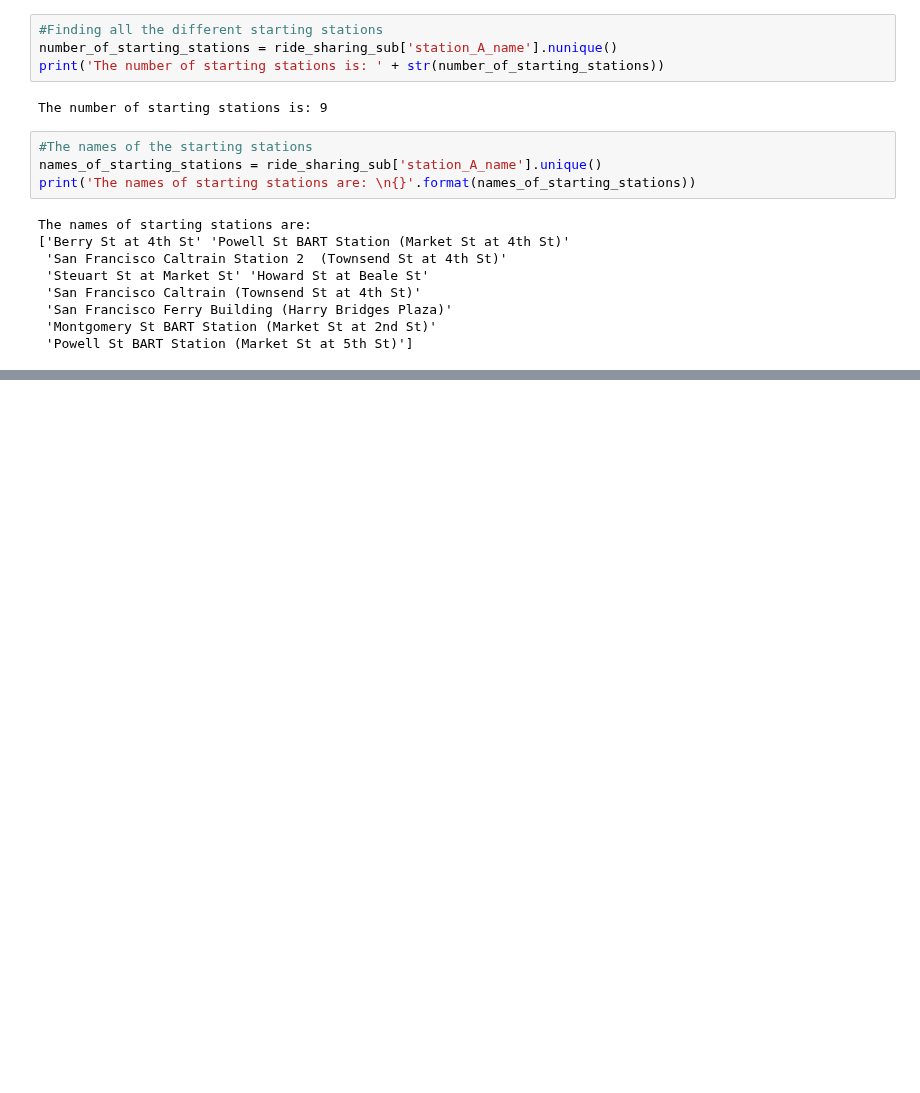
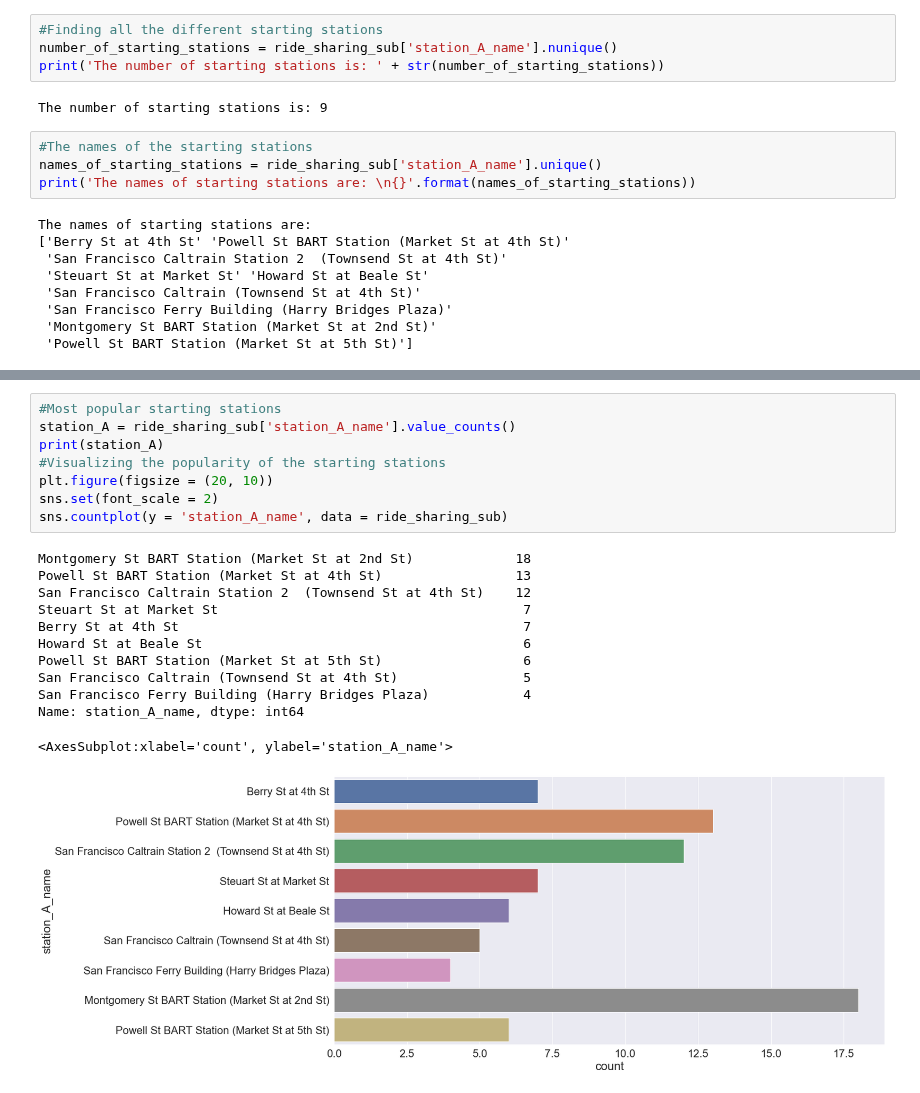
Before and after one commit to joeelorm/Projects, a Jupyter notebook: Data Cleaning/Data Cleaning.ipynb, the cells around one changed output, grey strips where cells are left out. Cells and saved outputs as stored; diff of their text form; blank space fills up the shorter version.

```diff
--- a/Data Cleaning/Data Cleaning.ipynb
+++ b/Data Cleaning/Data Cleaning.ipynb
@@ -524,0 +550,21 @@ print('The number of starting stations is: ' + str(number_of_starting_stations))
+# %%
+#Most popular starting stations
+station_A = ride_sharing_sub['station_A_name'].value_counts()
+print(station_A)
+#Visualizing the popularity of the starting stations
+plt.figure(figsize = (20, 10))
+sns.set(font_scale = 2)
+sns.countplot(y = 'station_A_name', data = ride_sharing_sub)
+# %% [output]
+Montgomery St BART Station (Market St at 2nd St)             18
+Powell St BART Station (Market St at 4th St)                 13
+San Francisco Caltrain Station 2  (Townsend St at 4th St)    12
+Steuart St at Market St                                       7
+Berry St at 4th St                                            7
+Howard St at Beale St                                         6
+Powell St BART Station (Market St at 5th St)                  6
+San Francisco Caltrain (Townsend St at 4th St)                5
+San Francisco Ferry Building (Harry Bridges Plaza)            4
+Name: station_A_name, dtype: int64
+<AxesSubplot:xlabel='count', ylabel='station_A_name'>
+[figure, added]
```
Also changed, not shown: parts of 9 cells of this notebook.
